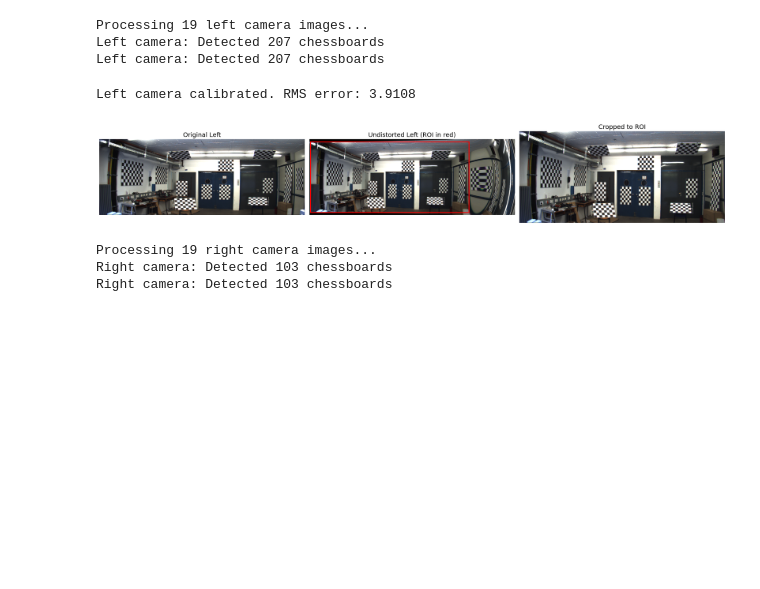
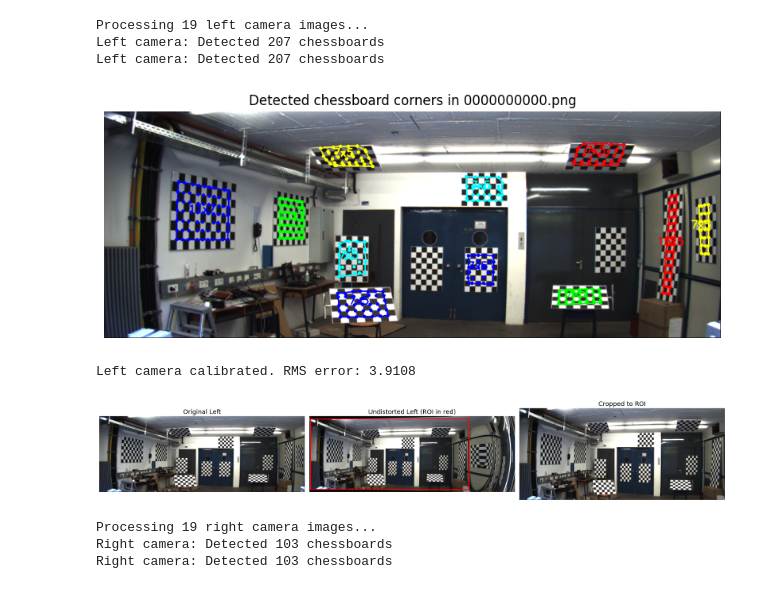
Before and after one commit to nico386d/Perception-for-Autonomous-Systems-Final-Project, a Jupyter notebook: Calibration/calibration.ipynb, the cells around one changed output. Drawn from its saved outputs; the diff is of its cells as text; code cells hidden in the pictures; blank space fills up the shorter version.

Commit message:
Updated code for calibration.

```diff
--- a/Calibration/calibration.ipynb
+++ b/Calibration/calibration.ipynb
@@ -17,24 +17,23 @@ for (nb_v, nb_h) in chessboard_patterns_sorted:
 objpoints = []
 imgpoints = []
 pattern_types = []
-images = glob.glob(r"34759_final_project_raw\34759_final_project_raw\calib\image_02\data\*.png")
+# map each image filename to the list of global indices in imgpoints/objpoints/pattern_types
+image_to_indices = {}
+images = glob.glob(r"C:\Users\berko\OneDrive - Danmarks Tekniske Universitet\DTU\Perception  for Autonmous Systems\Project\34759_final_project_raw\34759_final_project_raw\calib\image_02\data\*.png")
 
 print(f"Processing {len(images)} left camera images...")
 
 for fname in images:
+    total_before = len(objpoints)   # remember how many sets we had before this image
     img = cv2.imread(fname)
     gray = cv2.cvtColor(img, cv2.COLOR_BGR2GRAY)
     mask = np.ones_like(gray, dtype=np.uint8) * 255
     detected_corners = []
 
-
-
-
     for (nb_v, nb_h) in chessboard_patterns_sorted:
         for _ in range(10):
             gray_masked = cv2.bitwise_and(gray, gray, mask=mask)
             ret = False
-
             for flags in [cv2.CALIB_CB_ADAPTIVE_THRESH + cv2.CALIB_CB_NORMALIZE_IMAGE, None]:
                 try:
                     ret_temp, corners_temp = cv2.findChessboardCorners(gray_masked, (nb_v, nb_h), flags)
@@ -43,13 +42,10 @@ for fname in images:
                         break
                 except:
                     continue
-
             if not ret:
                 break
-
             corners_refined = cv2.cornerSubPix(gray, corners, (11,11), (-1,-1),
                                                (cv2.TERM_CRITERIA_EPS + cv2.TERM_CRITERIA_MAX_ITER, 30, 0.001))
-
             is_new = True
             for existing_corners, _ in detected_corners:
                 overlap = sum(1 for c1 in corners_refined.reshape(-1, 2)
@@ -58,13 +54,11 @@ for fname in images:
                 if overlap > 0.3:
                     is_new = False
                     break
-
             if is_new:
                 objpoints.append(pattern_objpoints[(nb_v, nb_h)])
                 imgpoints.append(corners_refined)
                 pattern_types.append((nb_v, nb_h))
                 detected_corners.append((corners_refined, (nb_v, nb_h)))
-
                 hull = cv2.convexHull(corners_refined.reshape(-1, 2).astype(np.int32))
                 M = cv2.moments(hull)
                 if M['m00'] != 0:
@@ -74,12 +68,49 @@ for fname in images:
                     cv2.fillConvexPoly(mask, hull_exp.astype(np.int32), 0)
             else:
                 break
+    # after processing this image, record which global indices were added for it
+    total_after = len(objpoints)
+    if total_after > total_before:
+        image_to_indices[fname] = list(range(total_before, total_after))
 
 print(f"Left camera: Detected {len(objpoints)} chessboards")
 # %% [output]
 Processing 19 left camera images...
 Left camera: Detected 207 chessboards
 Left camera: Detected 207 chessboards
+# %%
+# Visualize extracted points for the first left image using existing imgpoints
+fname = images[0]
+img_vis = cv2.imread(fname)
+vis = img_vis.copy()
+indices = image_to_indices.get(fname, [])
+colors = [(255,0,0),(0,255,0),(0,0,255),(255,255,0),(0,255,255)]
+if not indices:
+    print(f"No extracted point sets recorded for {fname}. Check image_to_indices.")
+else:
+    for i, idx in enumerate(indices):
+        corners_refined = imgpoints[idx].reshape(-1, 2)
+        nb_v, nb_h = pattern_types[idx]
+        color = colors[i % len(colors)]
+        # draw corner points
+        for (x, y) in corners_refined:
+            cv2.circle(vis, (int(x), int(y)), 4, color, -1)
+        # draw convex hull
+        hull = cv2.convexHull(corners_refined.astype(np.int32))
+        cv2.polylines(vis, [hull], True, color, 2)
+        # label near centroid
+        M = cv2.moments(hull)
+        if M['m00'] != 0:
+            cx, cy = int(M['m10']/M['m00']), int(M['m01']/M['m00'])
+            cv2.putText(vis, f"{nb_v}x{nb_h}", (cx-30, cy), cv2.FONT_HERSHEY_SIMPLEX, 0.8, color, 2)
+
+plt.figure(figsize=(10,8))
+plt.imshow(cv2.cvtColor(vis, cv2.COLOR_BGR2RGB))
+plt.title('Detected chessboard corners in 0000000000.png')
+plt.axis('off')
+plt.show()
+# %% [output]
+[figure, added]
 # %%
 img = cv2.imread(images[0])
 h, w = img.shape[:2]
```
Also changed, not shown: 1 other file.
